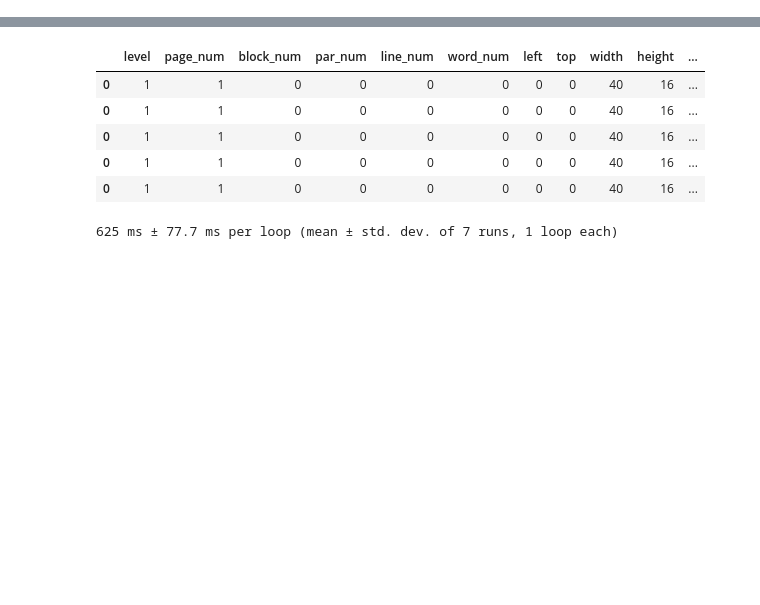
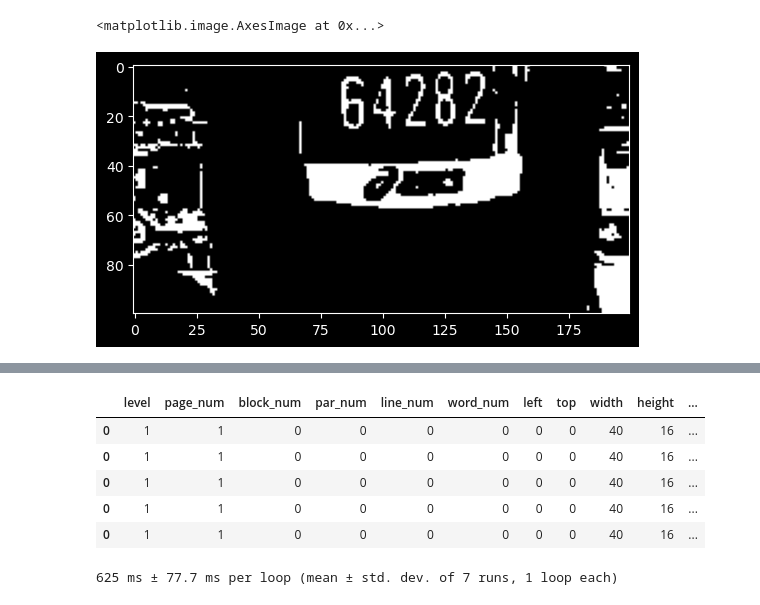
Before and after one commit to ThomasLamalle/MarathonVisionOCR, a Jupyter notebook: try.ipynb, the cells around one changed output, grey strips where cells are left out. Cells and saved outputs as stored; diff of their text form; code cells hidden in the pictures; blank space fills up the shorter version.

```diff
--- a/try.ipynb
+++ b/try.ipynb
@@ -0,0 +19,9 @@
+# %%
+gray = cv2.cvtColor(img, cv2.COLOR_RGB2GRAY)
+threshed = cv2.threshold(gray, 0, 255, cv2.THRESH_BINARY_INV | cv2.THRESH_OTSU)[1]
+# plt.imshow(gray, cmap='gray')
+bh = cv2.morphologyEx(threshed, cv2.MORPH_BLACKHAT, (1,1))
+plt.imshow(threshed[250:350,700:900],cmap='gray')
+# %% [output]
+<matplotlib.image.AxesImage at 0x...>
+[figure, added]
```
Also changed, not shown: parts of 7 cells of this notebook, 4 other files.
